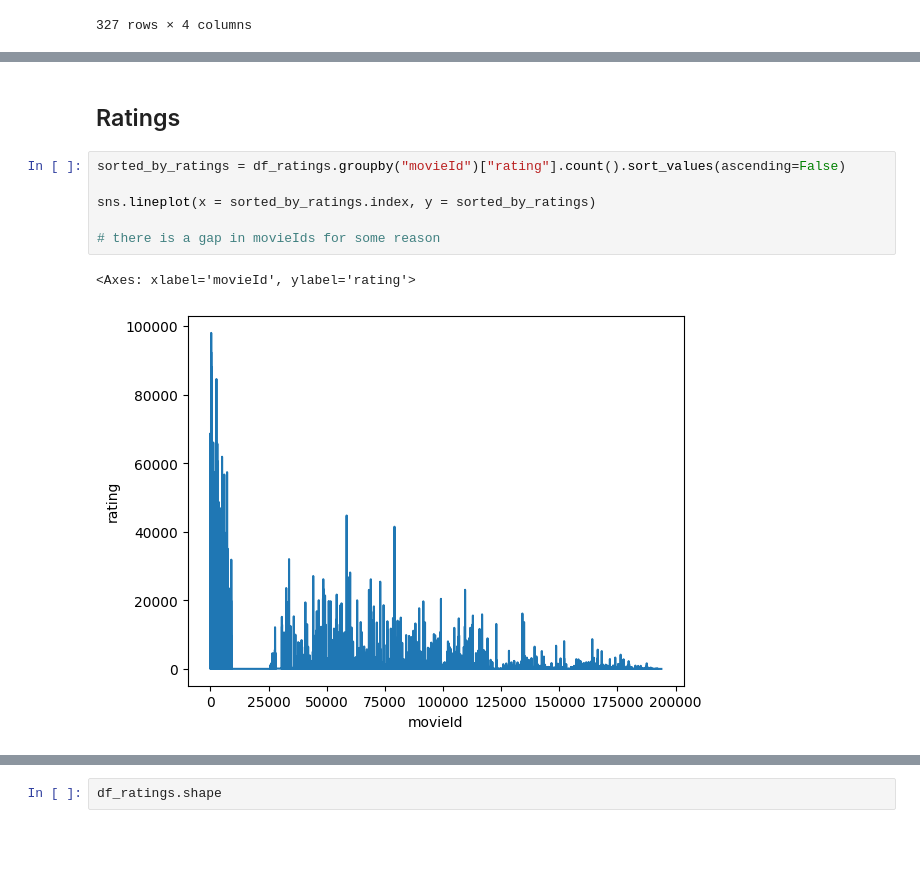
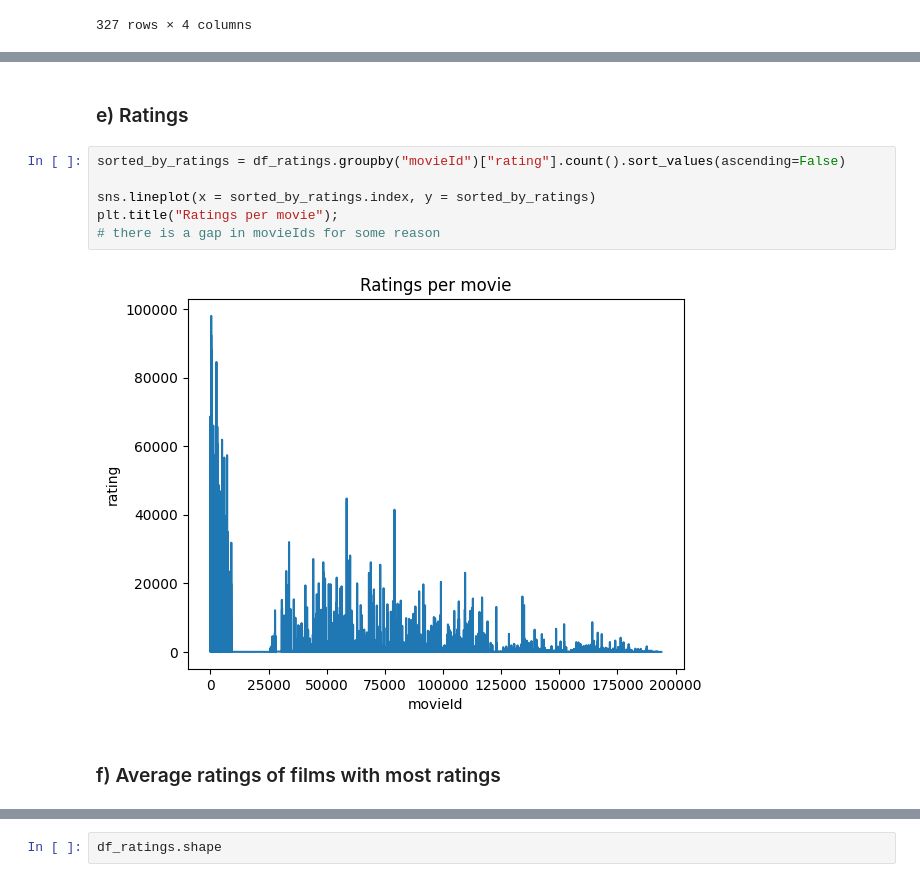
Before and after one commit to jvesand/Machine-learning-Johan-Sandberg, a Jupyter notebook: Lab/1_recommender_system.ipynb, the cells around one changed output, grey strips where cells are left out. Saved outputs shown, nothing was run; the diff lists cells and outputs as text; blank space fills up the shorter version.

```diff
--- a/Lab/1_recommender_system.ipynb
+++ b/Lab/1_recommender_system.ipynb
@@ -170,14 +167,15 @@ df_movies[df_movies["year"].isnull()]
 # %% [markdown]
-## Ratings
+### e) Ratings
 # %%
 sorted_by_ratings = df_ratings.groupby("movieId")["rating"].count().sort_values(ascending=False)
 
 sns.lineplot(x = sorted_by_ratings.index, y = sorted_by_ratings)
-
+plt.title("Ratings per movie");
 # there is a gap in movieIds for some reason
 # %% [output]
-<Axes: xlabel='movieId', ylabel='rating'>
-[figure, old version]
+[figure, new version]
+# %% [markdown]
+### f) Average ratings of films with most ratings
 # %%
 top10_ratings = df_ratings[df_ratings["movieId"].isin(top10_id)].groupby("movieId")["rating"].mean().reset_index().sort_values(by = "rating", ascending=False)
 top10_titles = df_movies[df_movies["movieId"].isin(top10_id)].loc[:,["movieId", "title"]]
```
Also changed, not shown: parts of 26 cells of this notebook.
